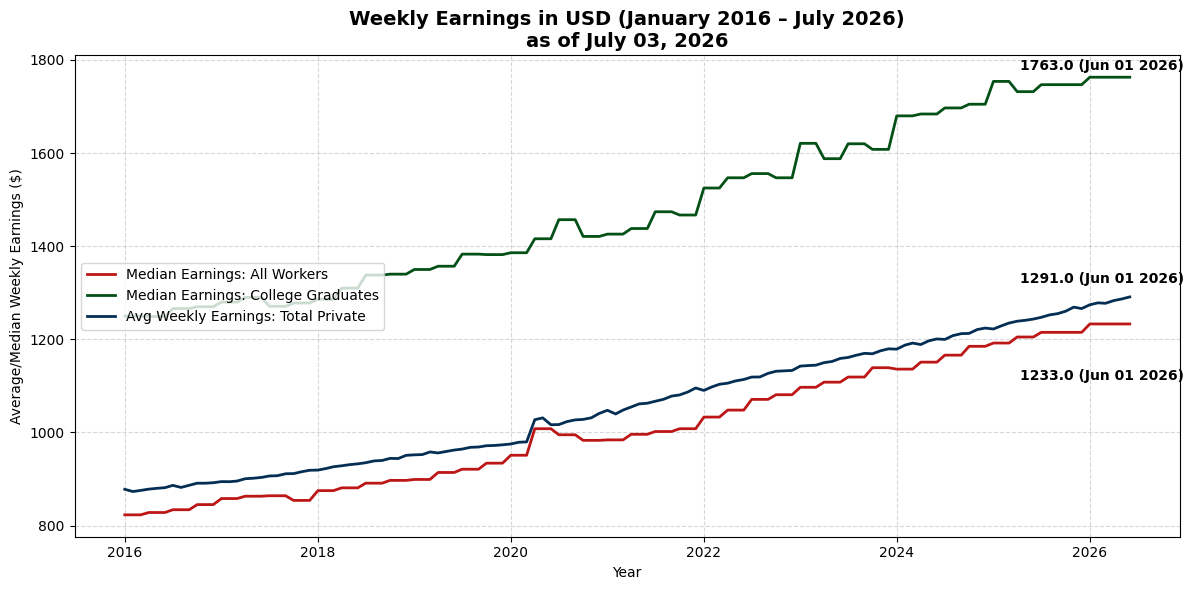
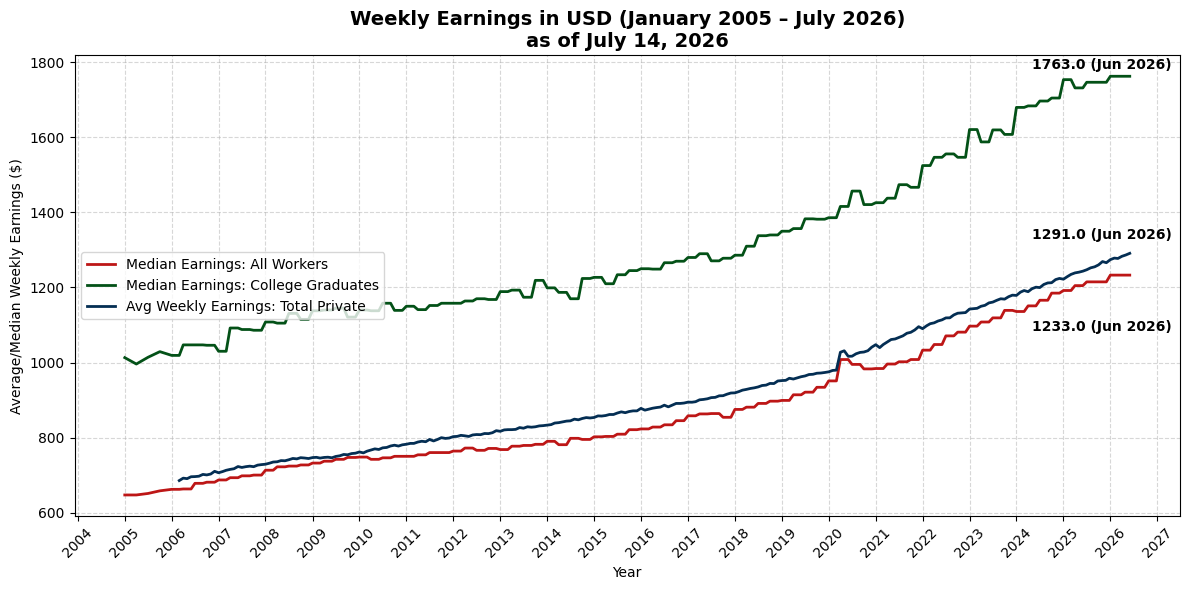
The change to this notebook cell's code, shown as a diff; its figure went from the first image to the second:
--- before
+++ after
@@ -40,4 +40,8 @@
 
 y = plt.ylim()[1] * 0.9
+ax = plt.gca()
+ax.xaxis.set_major_locator(mdates.YearLocator(1))
+ax.xaxis.set_major_formatter(mdates.DateFormatter('%Y'))
+plt.xticks(rotation=45)
 
 events = {

Commit: Add files via upload